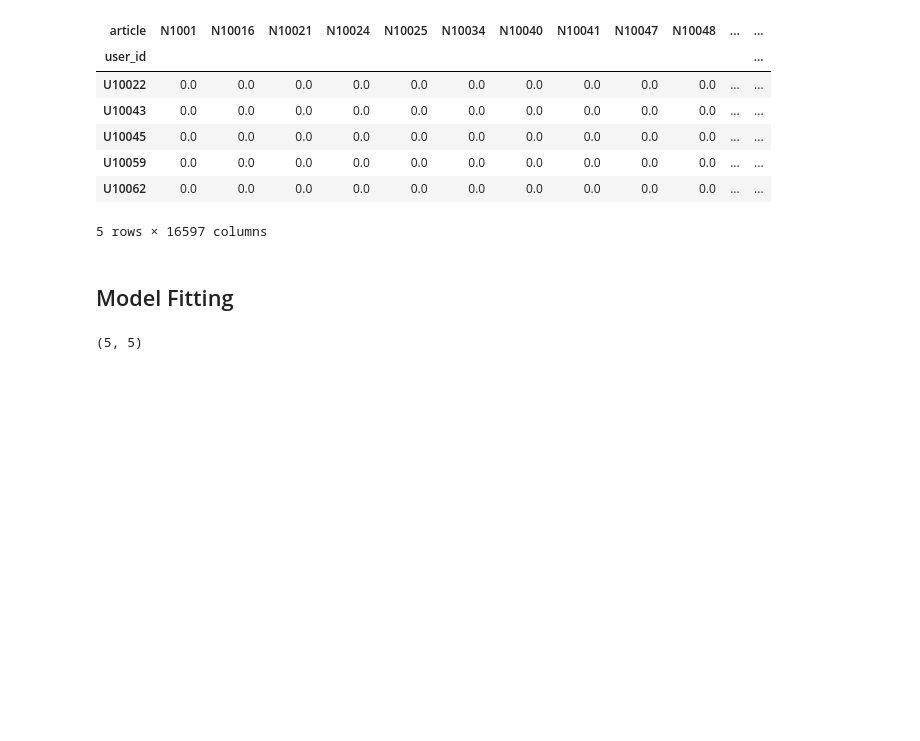
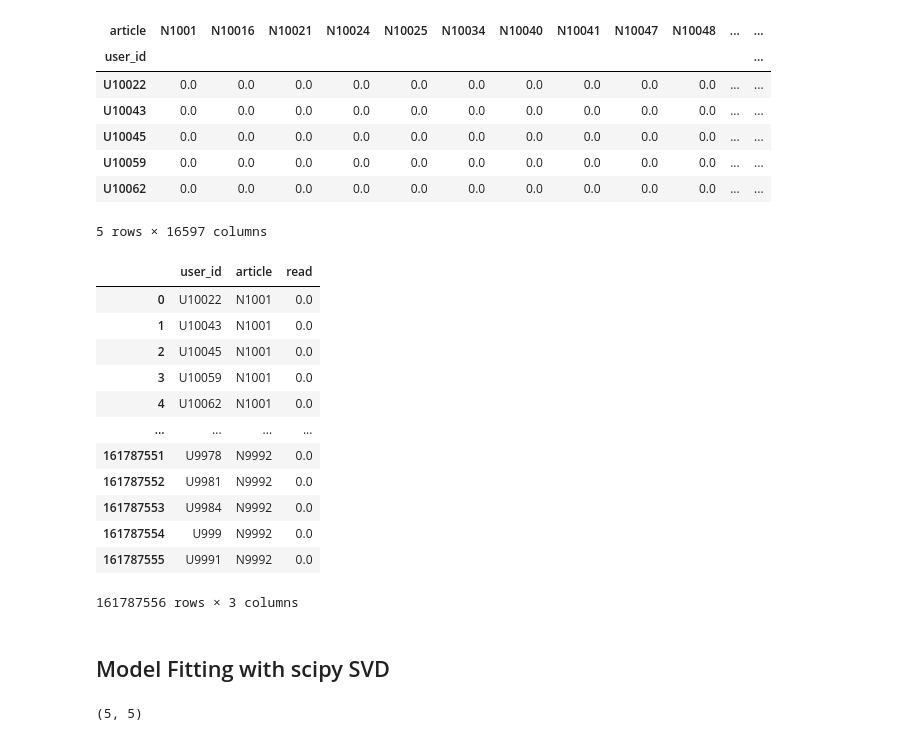
Before and after one commit to p4squ4lle/News-a-la-carte, a Jupyter notebook: notebooks/modelling/collaborative_filtering.ipynb, the cells around one changed output. Cells and saved outputs as stored; diff of their text form; code cells hidden in the pictures; blank space fills up the shorter version.

```diff
--- a/notebooks/modelling/collaborative_filtering.ipynb
+++ b/notebooks/modelling/collaborative_filtering.ipynb
@@ -116,7 +120,28 @@ original_matrix.head()
 | U10059 | 0.0 | 0.0 | 0.0 | 0.0 | 0.0 | 0.0 | 0.0 | 0.0 | 0.0 | 0.0 | ... | ... |
 | U10062 | 0.0 | 0.0 | 0.0 | 0.0 | 0.0 | 0.0 | 0.0 | 0.0 | 0.0 | 0.0 | ... | ... |
 5 rows × 16597 columns
+# %%
+tmp = original_matrix.reset_index()
+# %%
+reader_article_list = pd.melt(tmp, id_vars="user_id", value_vars=list(tmp.columns[1:]),
+                              var_name='article', value_name='read')
+# %%
+reader_article_list
+# %% [output]
+|  | user_id | article | read |
+| 0 | U10022 | N1001 | 0.0 |
+| 1 | U10043 | N1001 | 0.0 |
+| 2 | U10045 | N1001 | 0.0 |
+| 3 | U10059 | N1001 | 0.0 |
+| 4 | U10062 | N1001 | 0.0 |
+| ... | ... | ... | ... |
+| 161787551 | U9978 | N9992 | 0.0 |
+| 161787552 | U9981 | N9992 | 0.0 |
+| 161787553 | U9984 | N9992 | 0.0 |
+| 161787554 | U999 | N9992 | 0.0 |
+| 161787555 | U9991 | N9992 | 0.0 |
+161787556 rows × 3 columns
 # %% [markdown]
-## Model Fitting
+## Model Fitting with scipy SVD
 # %%
 original_matrix_np = original_matrix.to_numpy(copy=True)
```
Also changed, not shown: parts of 20 cells of this notebook.
